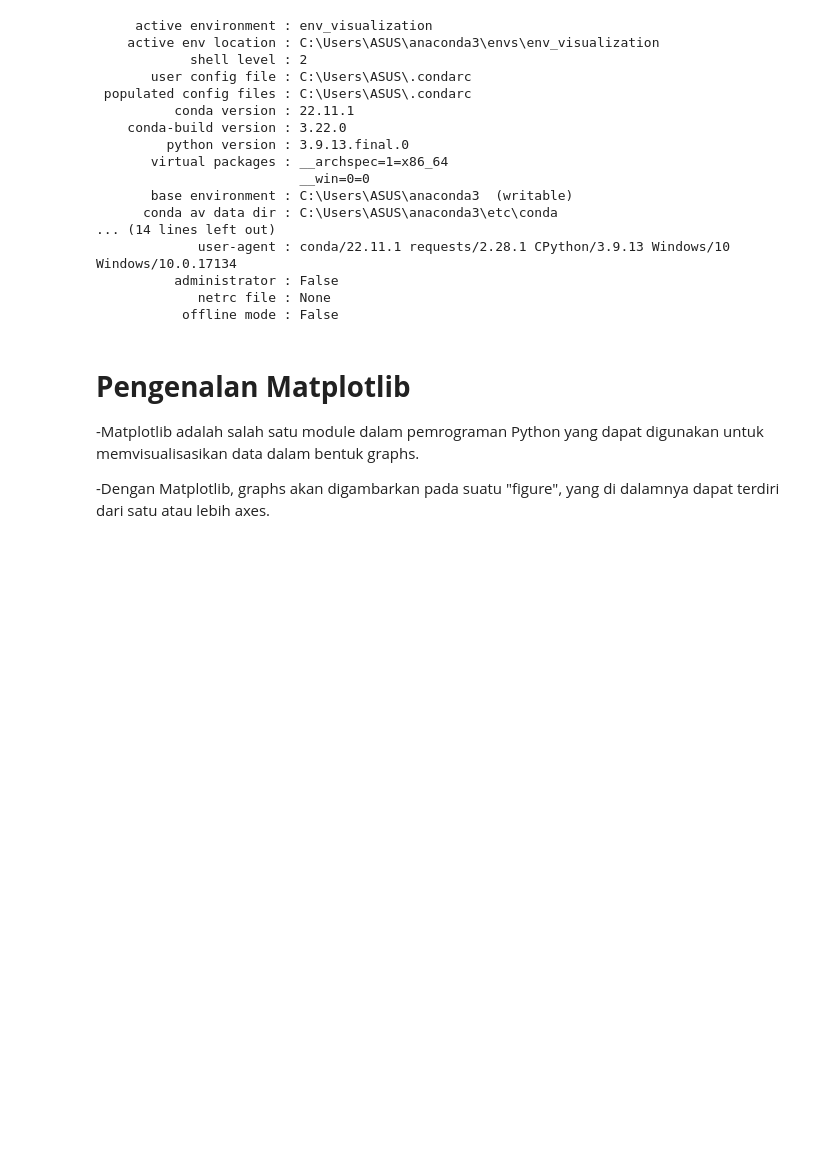
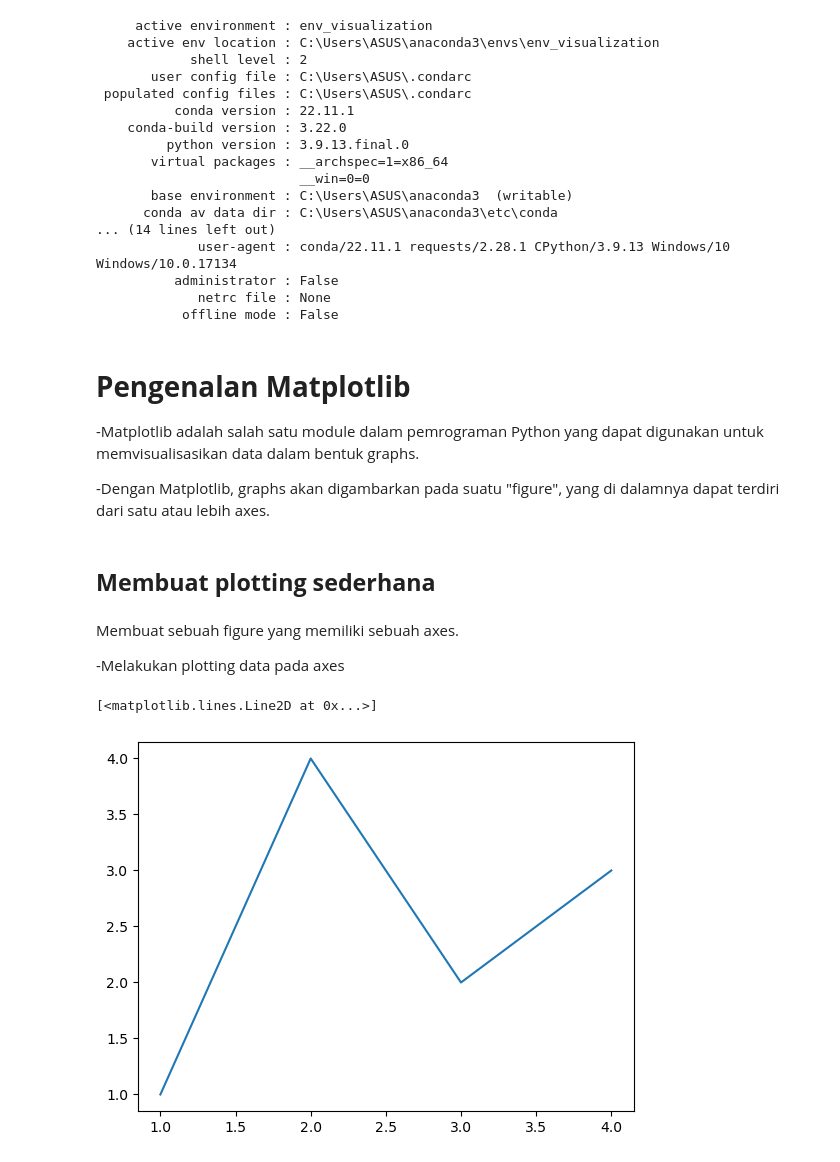
Before and after one commit to Edy-Mochamad/Learn-visualization-data, a Jupyter notebook: pengenalan-Matplotlib.ipynb, the cells around one changed output. Drawn from its saved outputs; the diff is of its cells as text; code cells hidden in the pictures; blank space fills up the shorter version.

Commit message:
figure, axes, axis

```diff
--- a/pengenalan-Matplotlib.ipynb
+++ b/pengenalan-Matplotlib.ipynb
@@ -31,3 +31,19 @@ Python 3.10.9
 # %%
 import matplotlib.pyplot as plt
 import numpy as np
+# %% [markdown]
+## **Membuat plotting sederhana**
+# %% [markdown]
+Membuat sebuah figure yang memiliki sebuah axes.
+
+-Melakukan plotting data pada axes
+# %%
+#Contoh data set
+x = [1, 2, 3, 4]
+y = [1, 4, 2, 3]
+
+fig, ax = plt.subplots() #membuat sebuah figure dan sebuah axes
+ax.plot(x, y) #melakukan plotting data pada axes
+# %% [output]
+[<matplotlib.lines.Line2D at 0x...>]
+[figure, added]
```
Also changed, not shown: parts of 7 cells of this notebook.
